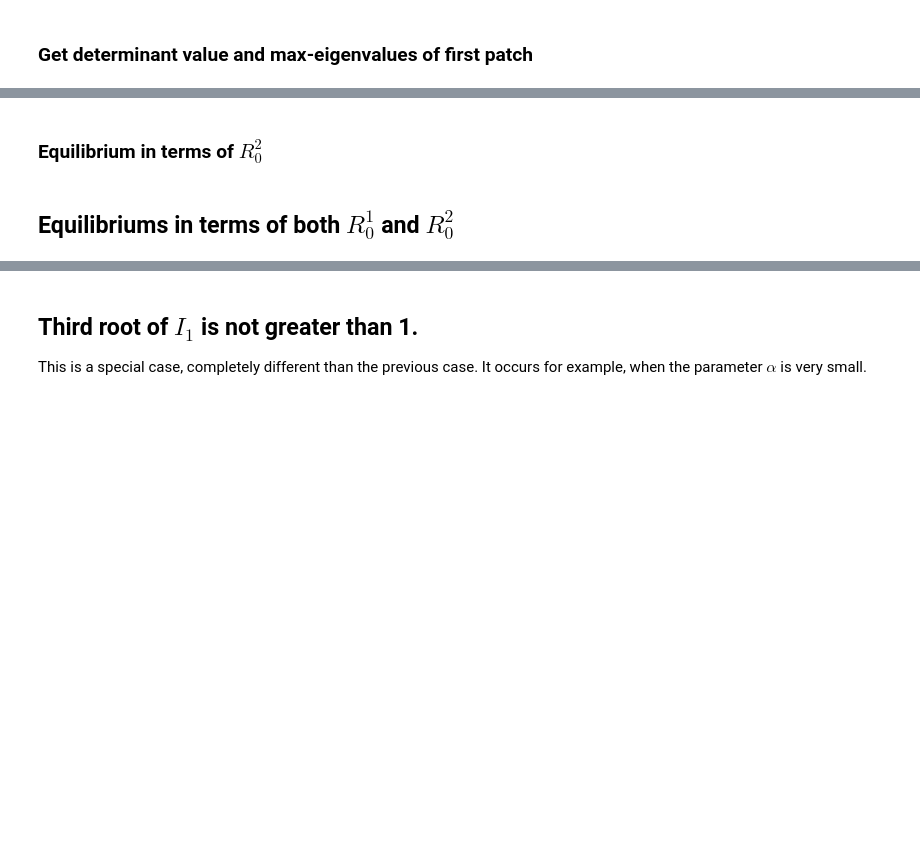
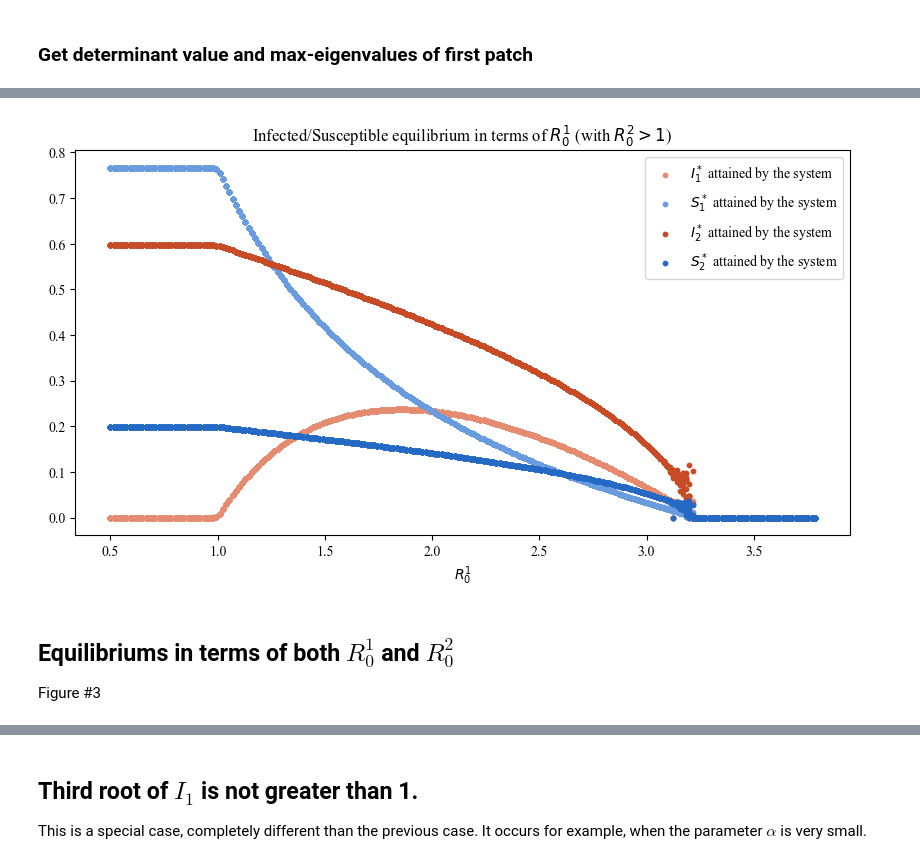
Before and after one commit to JimmyCalvoMonge/pycnopodia, a Jupyter notebook: R0_experiments.ipynb, the cells around one changed output, grey strips where cells are left out. Drawn from its saved outputs; the diff is of its cells as text; code cells hidden in the pictures; blank space fills up the shorter version.

```diff
--- a/R0_experiments.ipynb
+++ b/R0_experiments.ipynb
@@ -78,10 +89,11 @@ def get_equilibrium_in_terms_of_R0_1(r,k,beta_2,alpha,mu_S,mu_I,t_max,p,num_sim)
 
     print(f'root 1: {root_1}, root 2: {root_2}')
 
-
     for beta_1 in tqdm(beta_1s):
         for _ in range(num_sim):
+
             try:
+
                 # JS1, JI1, AS1, AI1, JS2, JI2, AS2, AI2
                 x00 = list(np.random.dirichlet(np.ones(8),size=1)[0])
 
@@ -100,24 +112,22 @@ def get_equilibrium_in_terms_of_R0_1(r,k,beta_2,alpha,mu_S,mu_I,t_max,p,num_sim)
                 R1s_use.append(beta_1/mu_I)
 
                 max_eig1 = get_jacobian_first_patch(r, k, beta_1, beta_2, alpha, mu_S, mu_I,
-                                                                    JS1=new_pycno.Js1[-1],AS1=new_pycno.Js1[-1],
-                                                                    JI1=new_pycno.Ji1[-1],AI1=new_pycno.Ai1[-1])
+                                                                    JS1=new_pycno.Js1[-1], AS1=new_pycno.Js1[-1],
+                                                                    JI1=new_pycno.Ji1[-1], AI1=new_pycno.Ai1[-1])
 
-                if max_eig1 < 0:
+                I_eq_obtaineds_1.append(I_eq_obtained_1)
+                I_eq_obtaineds_2.append(I_eq_obtained_2)
 
-                    I_eq_obtaineds_1.append(I_eq_obtained_1)
-                    I_eq_obtaineds_2.append(I_eq_obtained_2)
+                S_eq_obtaineds_1.append(S_eq_obtained_1)
+                S_eq_obtaineds_2.append(S_eq_obtained_2)
 
-                    S_eq_obtaineds_1.append(S_eq_obtained_1)
-                    S_eq_obtaineds_2.append(S_eq_obtained_2)
+                I_1_theoreticals.append(I_1_theoretical)
 
-                    I_1_theoreticals.append(I_1_theoretical)
-
-                    max_eig_obtaineds_1.append(max_eig1)
+                max_eig_obtaineds_1.append(max_eig1)
 
             except Exception as e:
-                print(e)
                 pass
+
     return R1s_use, I_1_theoreticals, I_eq_obtaineds_1, I_eq_obtaineds_2, S_eq_obtaineds_1, S_eq_obtaineds_2, max_eig_obtaineds_1
 # %%
 r = 1
@@ -157,3 +156,26 @@ plt.show()
+# %%
+fig = plt.figure()
+ax1 = fig.add_subplot(111)
+
+nn = 2200
+
+ax1.scatter(R1s_use[0:nn], I_eq_obtaineds_1[0:nn], s=10, marker='o', color='#E58C70', label=r'$I_1^*$ attained by the system')
+ax1.scatter(R1s_use[0:nn], S_eq_obtaineds_1[0:nn], s=10, marker='o', color='#689CDE', label=r'$S_1^*$ attained by the system')
+
+ax1.scatter(R1s_use[0:nn], I_eq_obtaineds_2[0:nn], s=10, marker='o', color='#C74B24', label=r'$I_2^*$ attained by the system')
+ax1.scatter(R1s_use[0:nn], S_eq_obtaineds_2[0:nn], s=10, marker='o', color='#246AC4', label=r'$S_2^*$ attained by the system')
+
+# Eig values of J_1 (Max value)
+# ax1.scatter(R1s_use[0:nn], max_eig_obtaineds_1[0:nn], s=10, marker='o', color='green', label=r'Max Eigenvalue of $\mathcal{J}_1$')
+
+ax1.figure.set_size_inches(10, 5)
+
+plt.legend(loc='upper right')
+plt.xlabel(r"$R_0^1$")
+plt.title(r"Infected/Susceptible equilibrium in terms of $R_0^1$ (with $R_0^2>1$)")
+plt.show()
+# %% [output]
+[figure, added]
 # %%
 # print(f"""
 # R01s = {{ {','.join([str(round(x,4)) for x in R1s_use[0:nn]])} }}; \n
@@ -162,3 +186 @@ plt.show()
 # """)
-# %% [markdown]
-### Equilibrium in terms of $R_0^2$
@@ -259,5 +187,6 @@ plt.show()
 # %% [markdown]
 ## Equilibriums in terms of both $R_0^1$ and $R_0^2$
+Figure #3
 # %%
 beta_1s = np.linspace(0.05, 0.8, 51)
 beta_2s = np.linspace(0.05, 0.8, 51)
```
Also changed, not shown: parts of 29 cells of this notebook, 12 other files.
